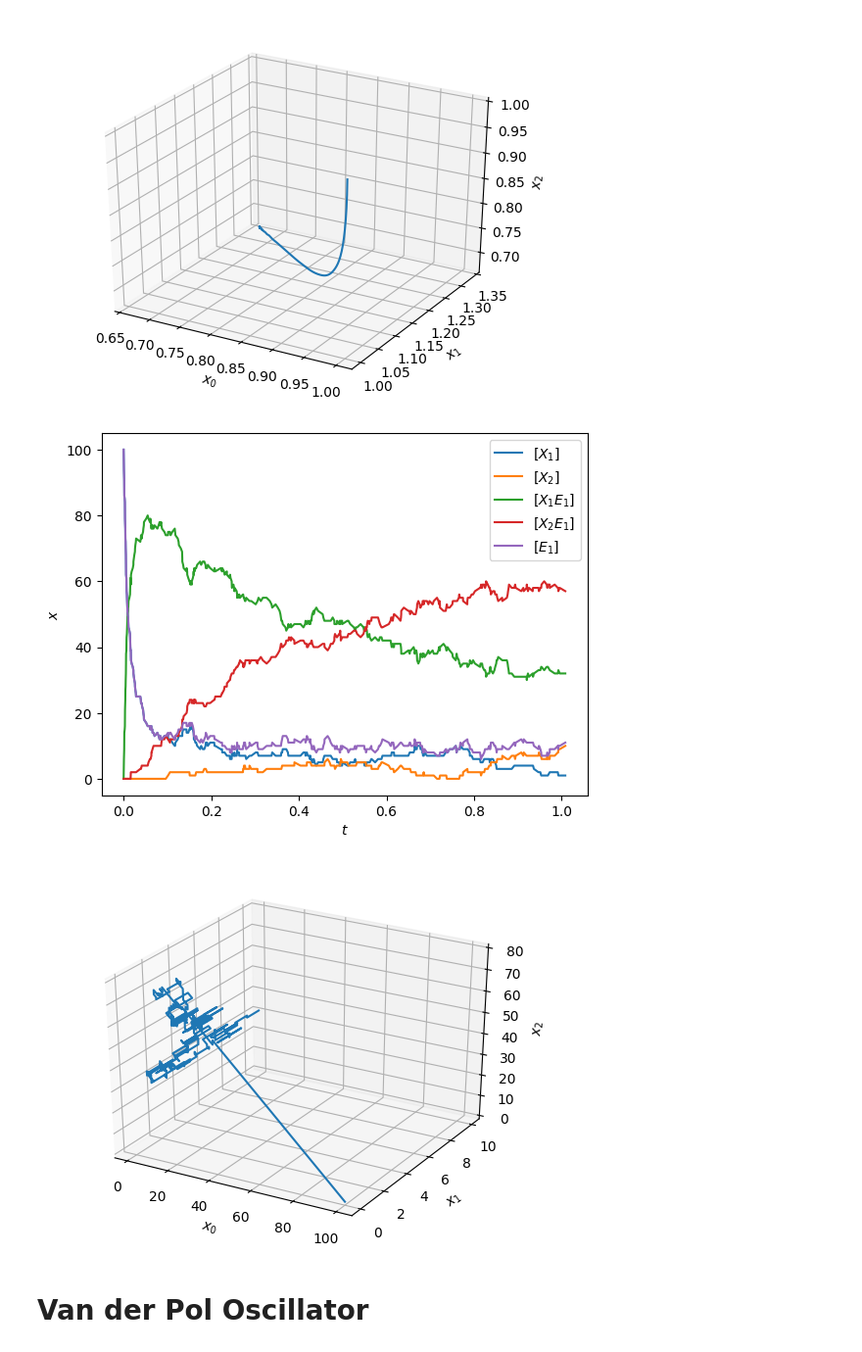
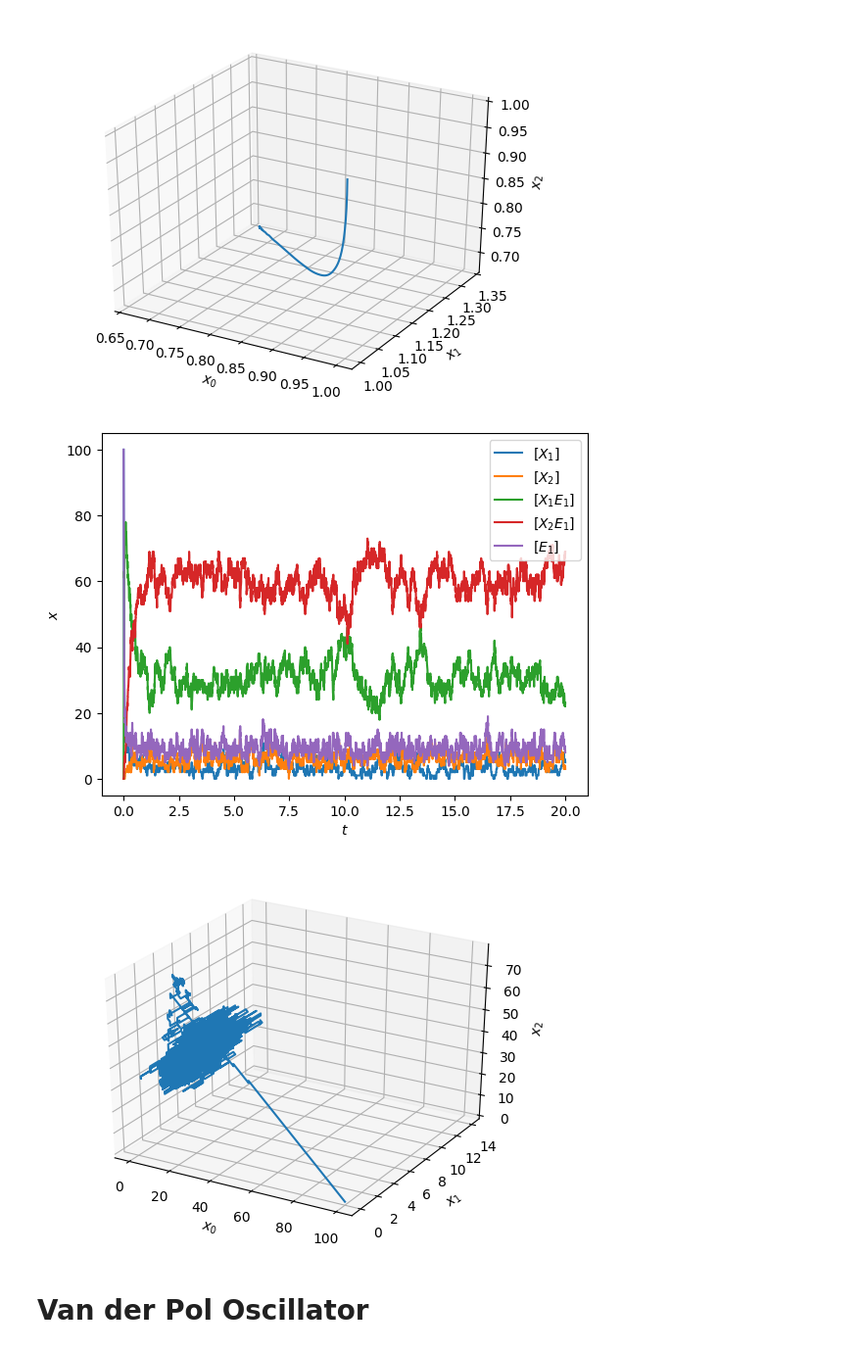
Before and after one commit to data-driven-dynamical-systems/Andre, a Jupyter notebook: dynamicalModels.ipynb, the cells around one changed output. Shown at 98% size. Saved outputs shown, nothing was run; the diff lists cells and outputs as text; code cells hidden in the pictures.

```diff
--- a/dynamicalModels.ipynb
+++ b/dynamicalModels.ipynb
@@ -537,12 +619,12 @@ chemical_obj.trajectory_plot()
 [figure]
 # %%
 chemical_obj=enzymatic_reaction(S,reaction_rates)
-sol = chemical_obj.solve_markov_process(tinit,1.0,np.array([100.0,0.0,0.0,0.0,100.0]))
+sol = chemical_obj.solve_markov_process(tinit,20.0,np.array([100.0,0.0,0.0,0.0,100.0]))
 chemical_obj.evolution_plot()
 chemical_obj.trajectory_plot()
 # %% [output]
-[figure, old version]
+[figure, new version]
-[figure, old version]
+[figure, new version]
 # %% [markdown]
 # Van der Pol Oscillator
 # %%
```
Also changed, not shown: parts of 7 cells of this notebook.
